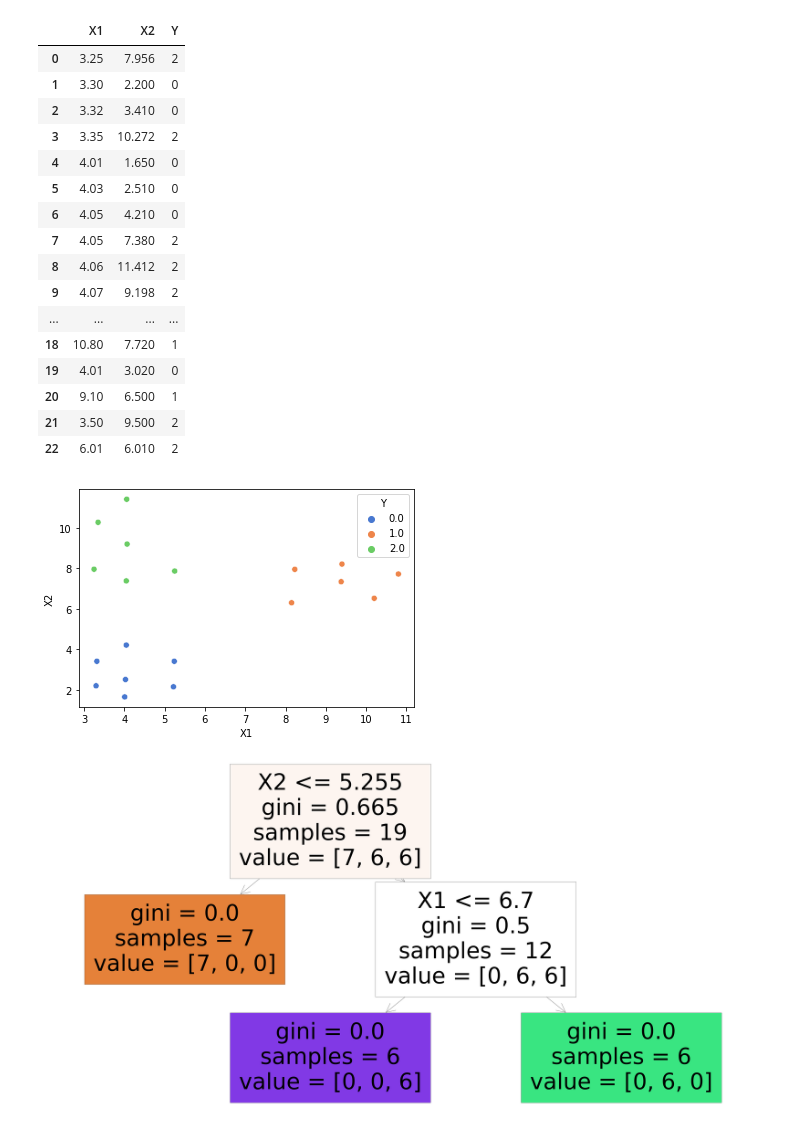
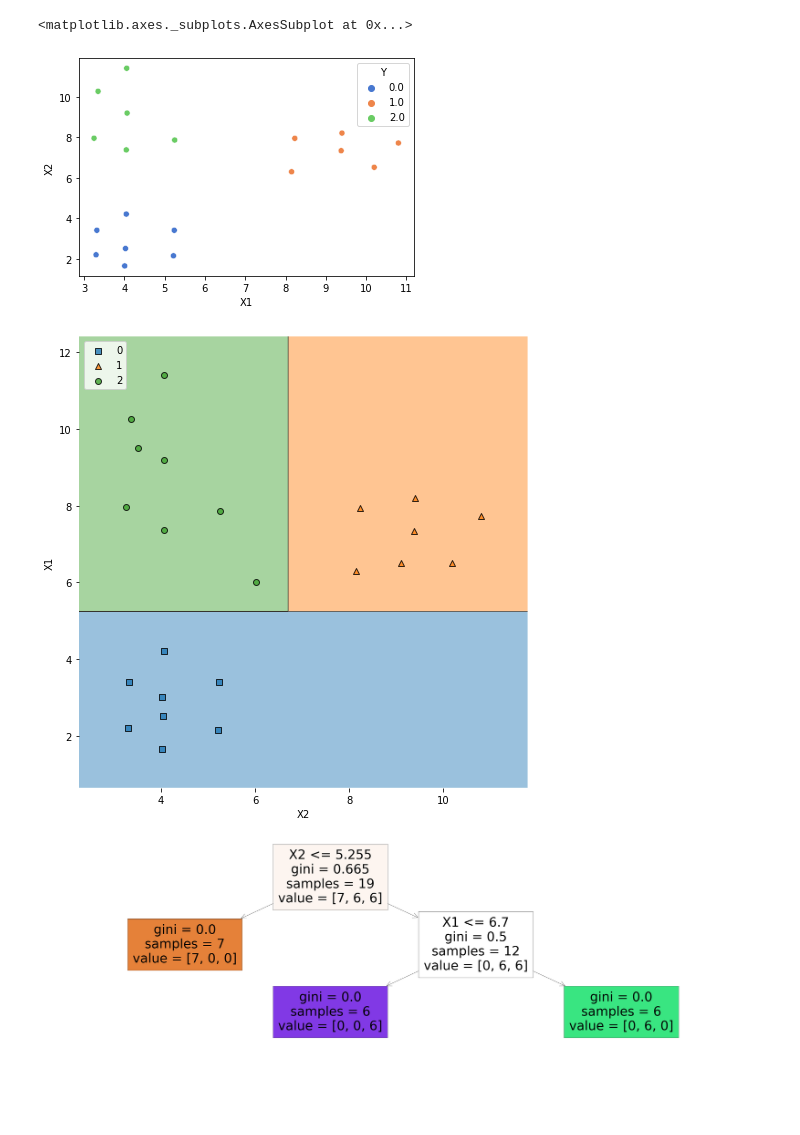
Before and after one commit to pnkcompany/Artificial_Intelligence, a Jupyter notebook: hw2/19593_Priyanka_Muchandikar_q4_hw2.ipynb, the cells around one changed output. Cells and saved outputs as stored; diff of their text form; code cells hidden in the pictures; blank space fills up the shorter version.

```diff
--- a/hw2/19593_Priyanka_Muchandikar_q4_hw2.ipynb
+++ b/hw2/19593_Priyanka_Muchandikar_q4_hw2.ipynb
@@ -68,35 +68,30 @@ t['Y'] = pred
 
 df = pd.concat([df[:-4],t])
 
-
-
 #plotting points
 import seaborn as sns
 sns.scatterplot(x="X1", y="X2", hue=y,palette="muted", data=df)
-
-
-#plotting decision line
-plt.figure(figsize=(80,40))
-plot_tree(classifier_dt, feature_names = df.columns,filled=True);
-
-df
 # %% [output]
-|  | X1 | X2 | Y |
-| 0 | 3.25 | 7.956 | 2 |
-| 1 | 3.30 | 2.200 | 0 |
-| 2 | 3.32 | 3.410 | 0 |
-| 3 | 3.35 | 10.272 | 2 |
-| 4 | 4.01 | 1.650 | 0 |
-| 5 | 4.03 | 2.510 | 0 |
-| 6 | 4.05 | 4.210 | 0 |
-| 7 | 4.05 | 7.380 | 2 |
-| 8 | 4.06 | 11.412 | 2 |
-| 9 | 4.07 | 9.198 | 2 |
-| ... | ... | ... | ... |
-| 18 | 10.80 | 7.720 | 1 |
-| 19 | 4.01 | 3.020 | 0 |
-| 20 | 9.10 | 6.500 | 1 |
-| 21 | 3.50 | 9.500 | 2 |
-| 22 | 6.01 | 6.010 | 2 |
+<matplotlib.axes._subplots.AxesSubplot at 0x...>
 [figure]
-[figure, removed]
+# %%
+
+
+X_combined = np.vstack((X,  test_data[['X1','X2']]))
+y_combined = np.hstack((y, t['Y']))
+
+fig, ax = plt.subplots(figsize=(7, 7))
+plot_decision_regions(X_combined, y_combined, clf=classifier_dt)
+plt.xlabel('X2')
+plt.ylabel('X1')
+plt.legend(loc='upper left')
+plt.tight_layout()
+plt.show()
+# %% [output]
+[figure, added]
+# %%
+#plotting decision line
+plt.figure(figsize=(70,20))
+plot_tree(classifier_dt, feature_names = df.columns,filled=True);
+# %% [output]
+[figure, added]
```
Also changed, not shown: parts of 1 cell of this notebook.
